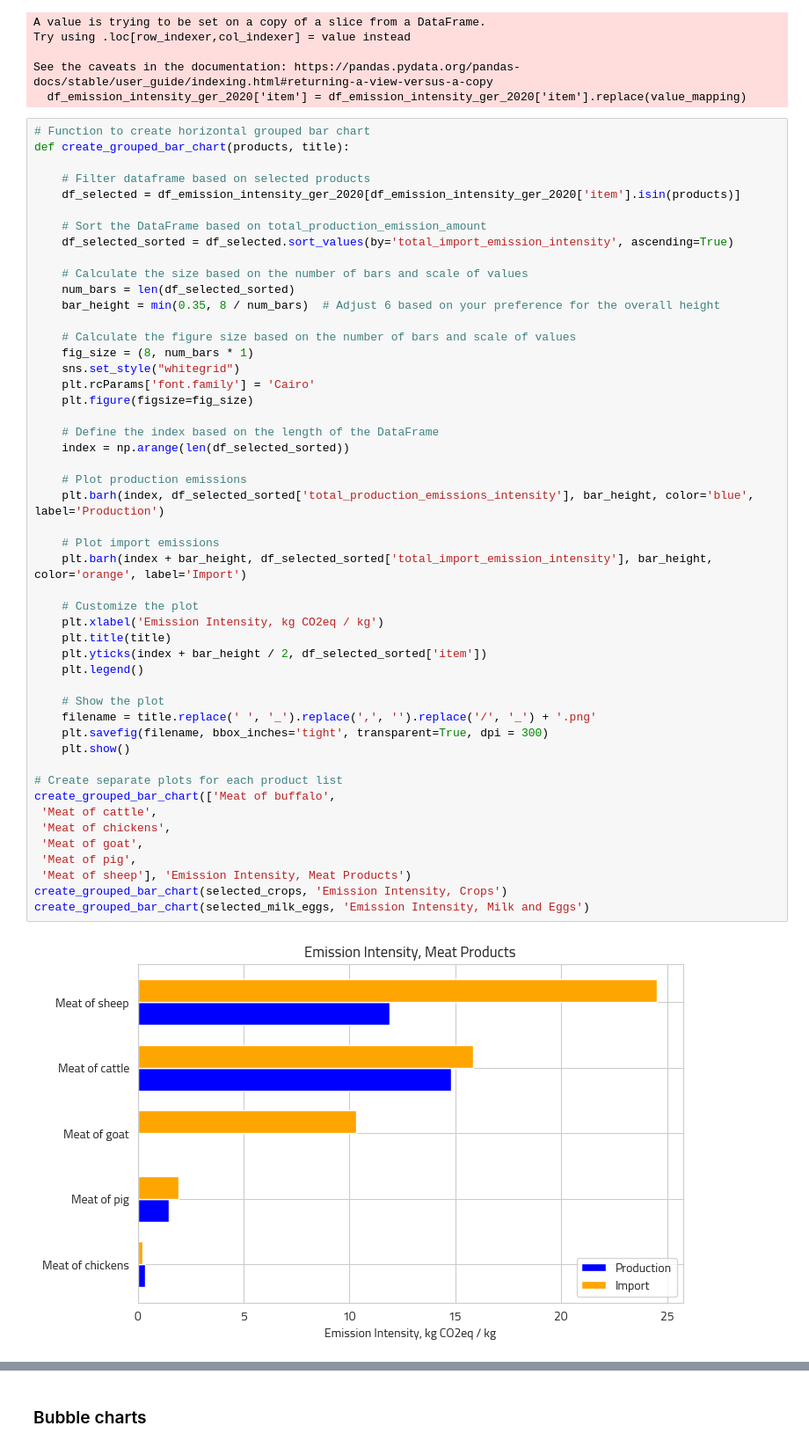
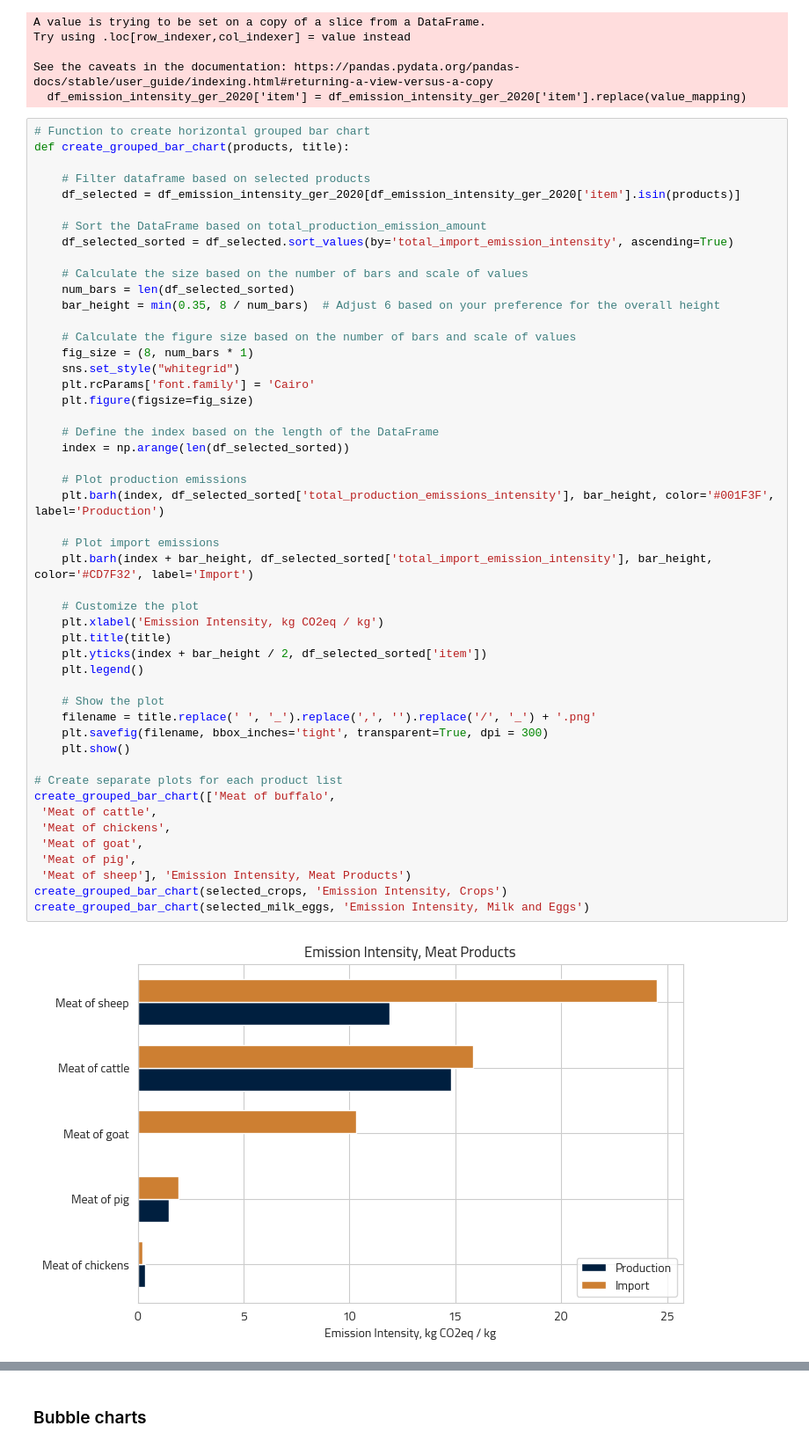
Before and after one commit to kostinam/neuefische-capstone, a Jupyter notebook: mk-eda.ipynb, the cells around one changed output, grey strips where cells are left out. Shown at 88% size. Saved outputs shown, nothing was run; the diff lists cells and outputs as text.

```diff
--- a/mk-eda.ipynb
+++ b/mk-eda.ipynb
@@ -285,33 +385,33 @@ def create_grouped_bar_chart(products, title):
     plt.figure(figsize=fig_size)
 
     # Define the index based on the length of the DataFrame
     index = np.arange(len(df_selected_sorted))
 
     # Plot production emissions
-    plt.barh(index, df_selected_sorted['total_production_emissions_intensity'], bar_height, color='blue', label='Production')
+    plt.barh(index, df_selected_sorted['total_production_emissions_intensity'], bar_height, color='#001F3F', label='Production')
 
     # Plot import emissions
-    plt.barh(index + bar_height, df_selected_sorted['total_import_emission_intensity'], bar_height, color='orange', label='Import')
+    plt.barh(index + bar_height, df_selected_sorted['total_import_emission_intensity'], bar_height, color='#CD7F32', label='Import')
 
     # Customize the plot
     plt.xlabel('Emission Intensity, kg CO2eq / kg')
     plt.title(title)
     plt.yticks(index + bar_height / 2, df_selected_sorted['item'])
     plt.legend()
 
     # Show the plot
     filename = title.replace(' ', '_').replace(',', '').replace('/', '_') + '.png'
     plt.savefig(filename, bbox_inches='tight', transparent=True, dpi = 300)
     plt.show()
 
 # Create separate plots for each product list
 create_grouped_bar_chart(['Meat of buffalo',
  'Meat of cattle',
  'Meat of chickens',
  'Meat of goat',
  'Meat of pig',
  'Meat of sheep'], 'Emission Intensity, Meat Products')
 create_grouped_bar_chart(selected_crops, 'Emission Intensity, Crops')
 create_grouped_bar_chart(selected_milk_eggs, 'Emission Intensity, Milk and Eggs')
 # %% [output]
-[figure, old version]
+[figure, new version]
```
Also changed, not shown: parts of 3 cells of this notebook, 6 other files.
